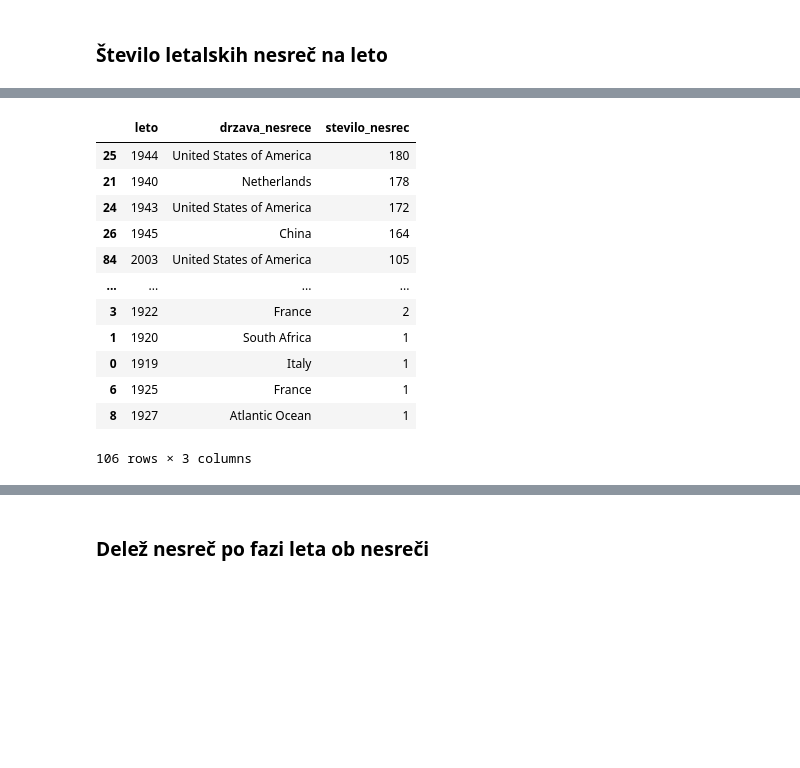
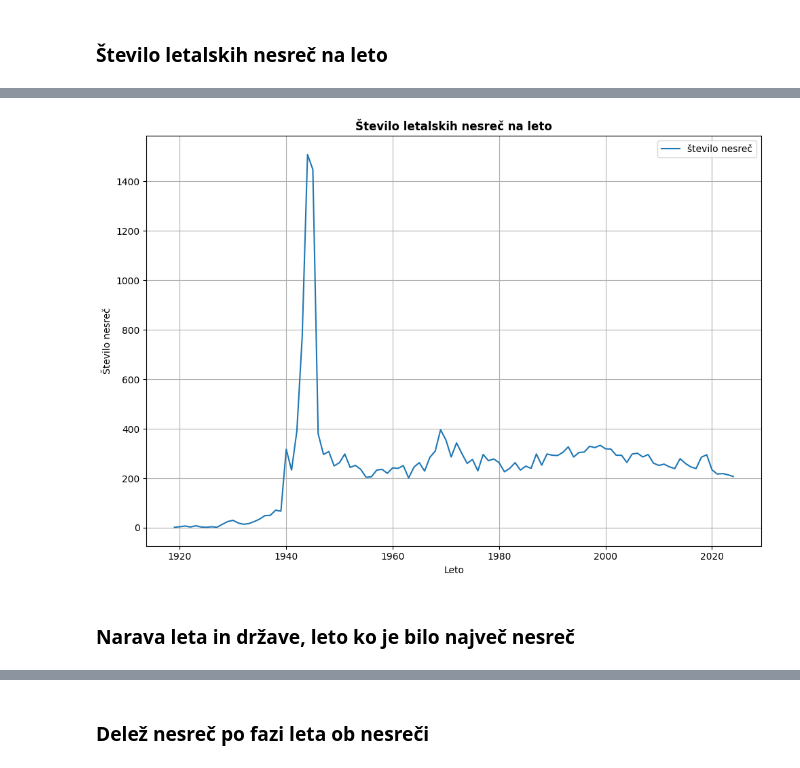
Before and after one commit to kajazefran/Projektna_naloga, a Jupyter notebook: analiza.ipynb, the cells around one changed output, grey strips where cells are left out. Cells and saved outputs as stored; diff of their text form; code cells hidden in the pictures; blank space fills up the shorter version.

```diff
--- a/analiza.ipynb
+++ b/analiza.ipynb
@@ -104,16 +53,12 @@ nesrece_leto_drzava = stevilo_leto_drzava.loc[najvec_drzava].reset_index(drop=Tr
-# %%
-nesrece_leto_drzava
-# %% [output]
-|  | leto | drzava_nesrece | stevilo_nesrec |
-| 25 | 1944 | United States of America | 180 |
-| 21 | 1940 | Netherlands | 178 |
-| 24 | 1943 | United States of America | 172 |
-| 26 | 1945 | China | 164 |
-| 84 | 2003 | United States of America | 105 |
-| ... | ... | ... | ... |
-| 3 | 1922 | France | 2 |
-| 1 | 1920 | South Africa | 1 |
-| 0 | 1919 | Italy | 1 |
-| 6 | 1925 | France | 1 |
-| 8 | 1927 | Atlantic Ocean | 1 |
-106 rows × 3 columns
+# %%
+letno_stevilo_nesrec.plot.line(x='leto', y='letno_stevilo_nesrec', figsize=(10,7))
+plt.xlabel('Leto')
+plt.ylabel('Število nesreč')
+plt.title('Število letalskih nesreč na leto', fontweight='bold')
+plt.legend(['število nesreč'])
+plt.tight_layout()
+plt.grid(True)
+# %% [output]
+[figure, added]
+# %% [markdown]
+### Narava leta in države, leto ko je bilo največ nesreč
```
Also changed, not shown: parts of 29 cells of this notebook.
